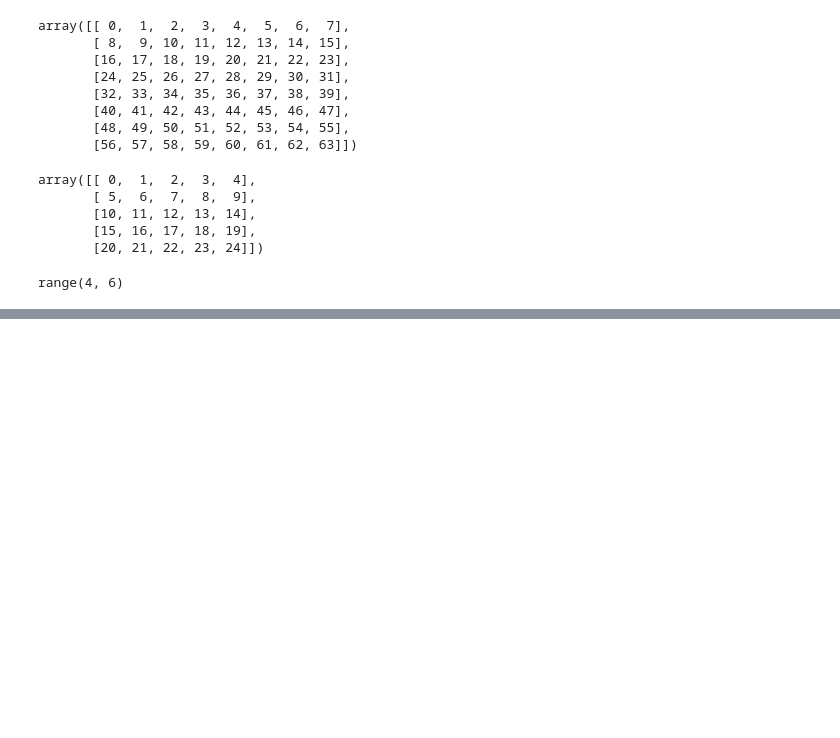
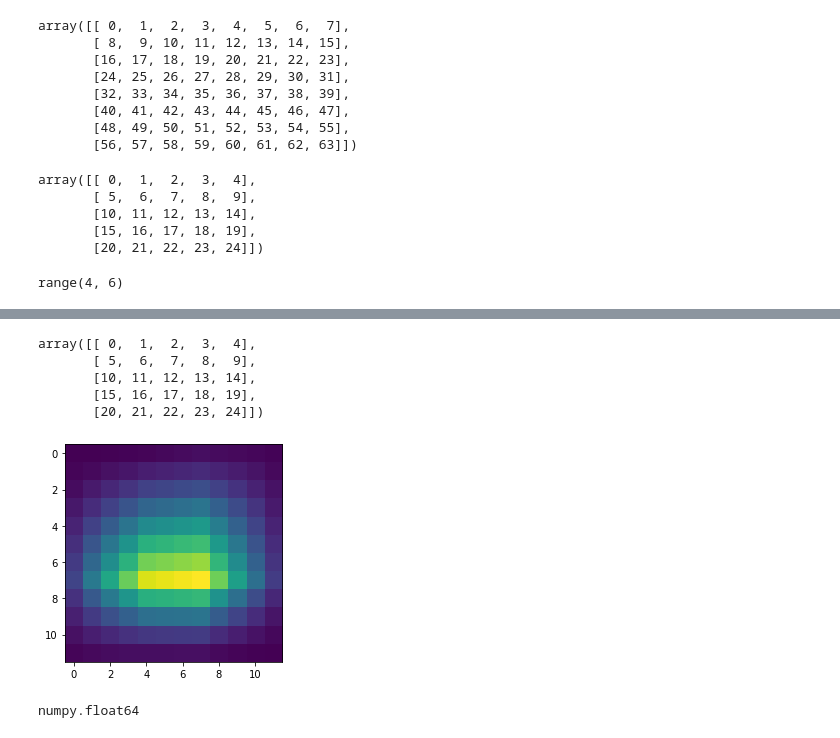
Before and after one commit to 8const/convnet, a Jupyter notebook: Untitled.ipynb, the cells around one changed output, grey strips where cells are left out. Saved outputs shown, nothing was run; the diff lists cells and outputs as text; code cells hidden in the pictures; blank space fills up the shorter version.

```diff
--- a/Untitled.ipynb
+++ b/Untitled.ipynb
@@ -668,0 +651,23 @@ imshow(bkprp_conv(x, y)
+# %%
+y
+# %% [output]
+array([[ 0,  1,  2,  3,  4],
+       [ 5,  6,  7,  8,  9],
+       [10, 11, 12, 13, 14],
+       [15, 16, 17, 18, 19],
+       [20, 21, 22, 23, 24]])
+# %%
+def bkprp_conv(x, y):
+    res = np.zeros((12,12))
+
+
+    for i in range(12):
+        for j in range(12):
+            res[i,j] = (regions(x, y, i, j)[0] * regions(x, y, i, j)[1]).sum()
+    return res
+imshow(bkprp_conv(x, y))
+plt.show()
+type(bkprp_conv(x, y)[0,0])
+# %% [output]
+[figure, added]
+numpy.float64
```
Also changed, not shown: parts of 41 cells of this notebook.
